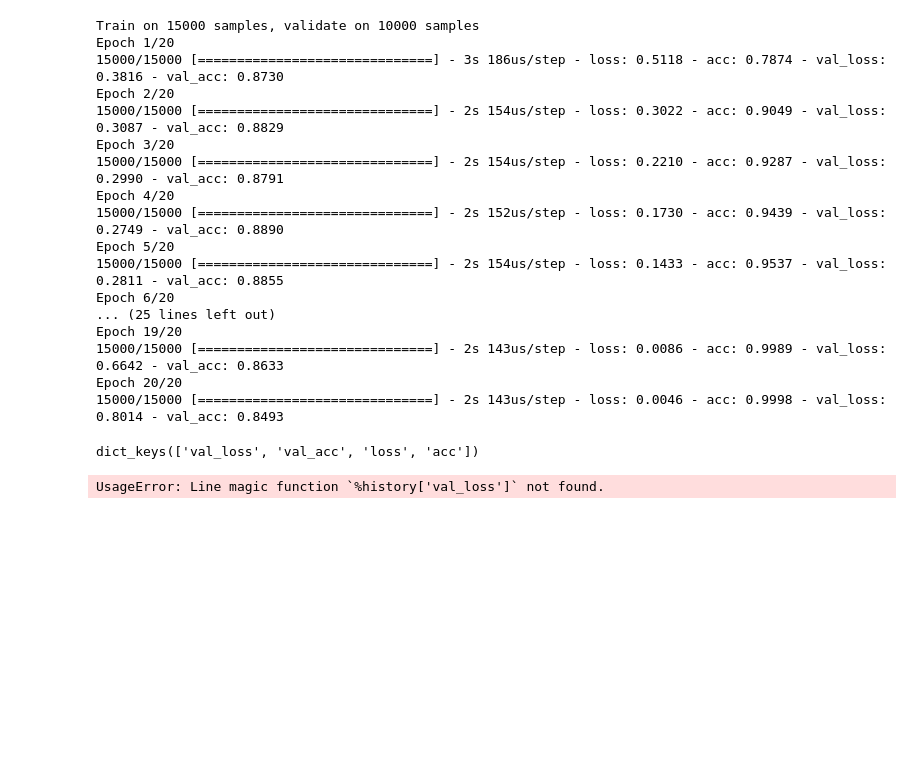
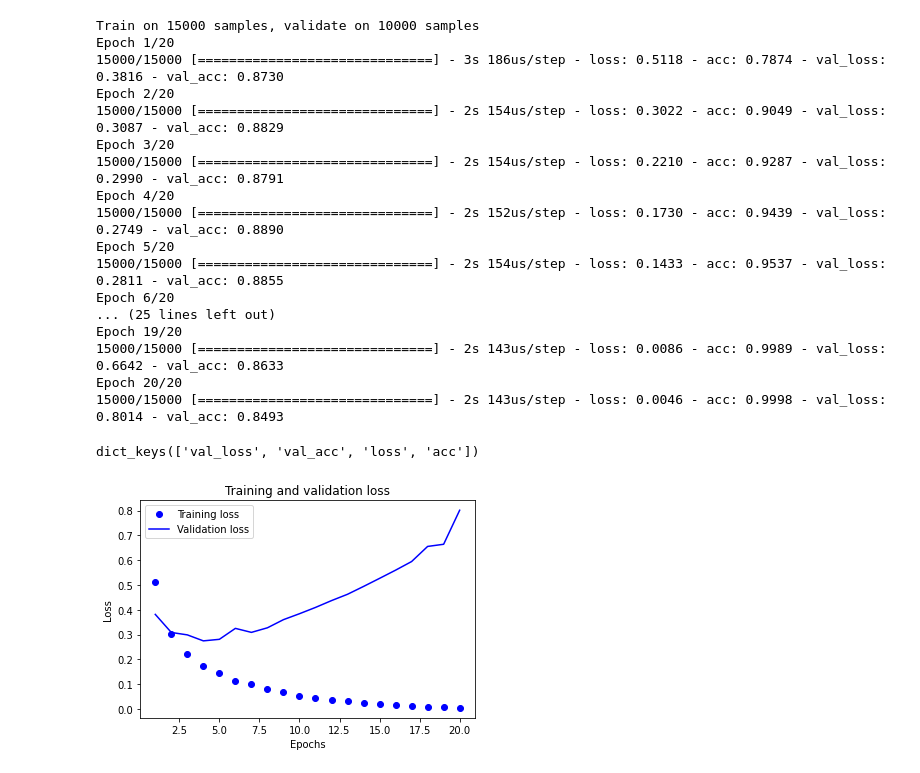
Before and after one commit to abernauer/Deep-Learning-with-Python, a Jupyter notebook: Chapter3_Getting_started_with_neural_networks.ipynb, the cells around one changed output. Drawn from its saved outputs; the diff is of its cells as text; code cells hidden in the pictures; blank space fills up the shorter version.

```diff
--- a/Chapter3_Getting_started_with_neural_networks.ipynb
+++ b/Chapter3_Getting_started_with_neural_networks.ipynb
@@ -307,18 +307,18 @@ dict_keys(['val_loss', 'val_acc', 'loss', 'acc'])
 # %%
 import matplotlib.pyplot as plt
 
 history_dict = history.history
 loss_values = history_dict['loss']
-val_loss_values = %history['val_loss']
+val_loss_values = history_dict['val_loss']
 
-epochs = raneg(1, len(loss_values) + 1)
+epochs = range(1, len(loss_values) + 1)
 plt.plot(epochs, loss_values, 'bo', label='Training loss')
 plt.plot(epochs, val_loss_values, 'b', label='Validation loss')
 plt.title('Training and validation loss')
 plt.xlabel('Epochs')
 plt.ylabel('Loss')
 plt.legend()
 
 plt.show()
 # %% [output]
-UsageError: Line magic function `%history['val_loss']` not found.
+[figure, added]
```
